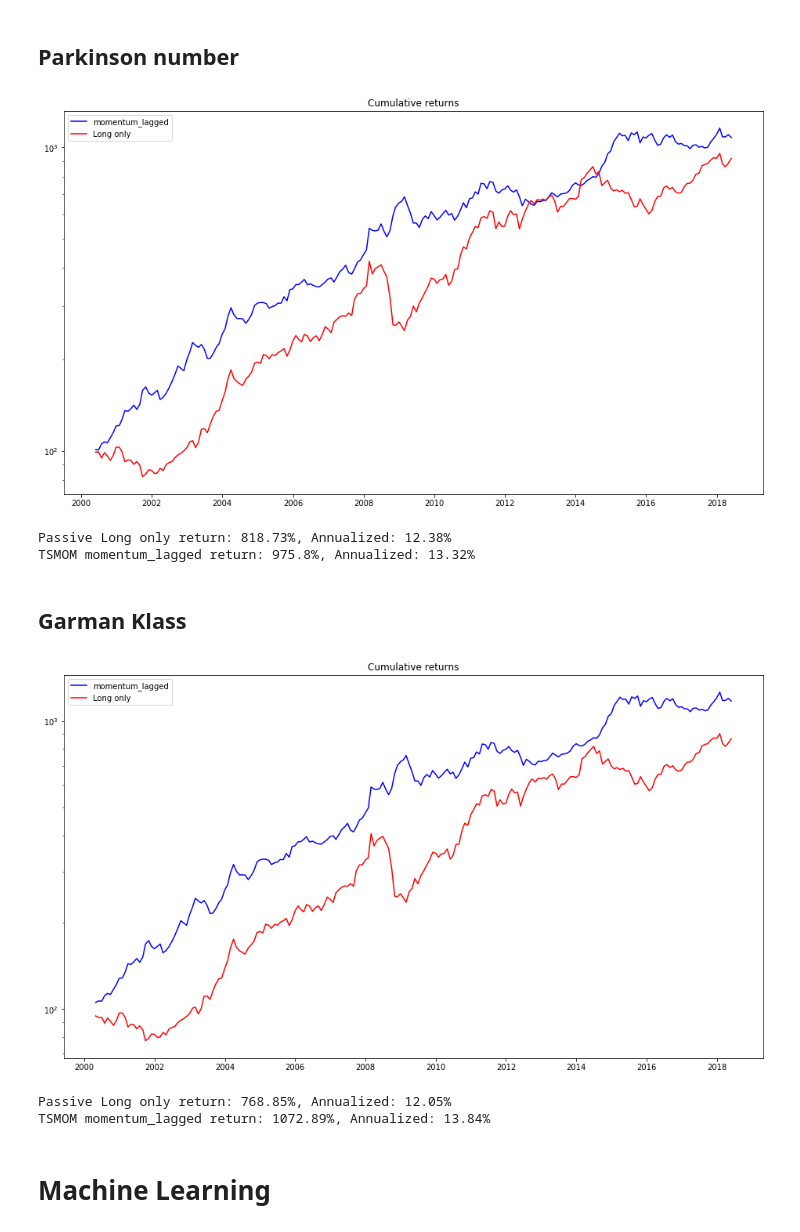
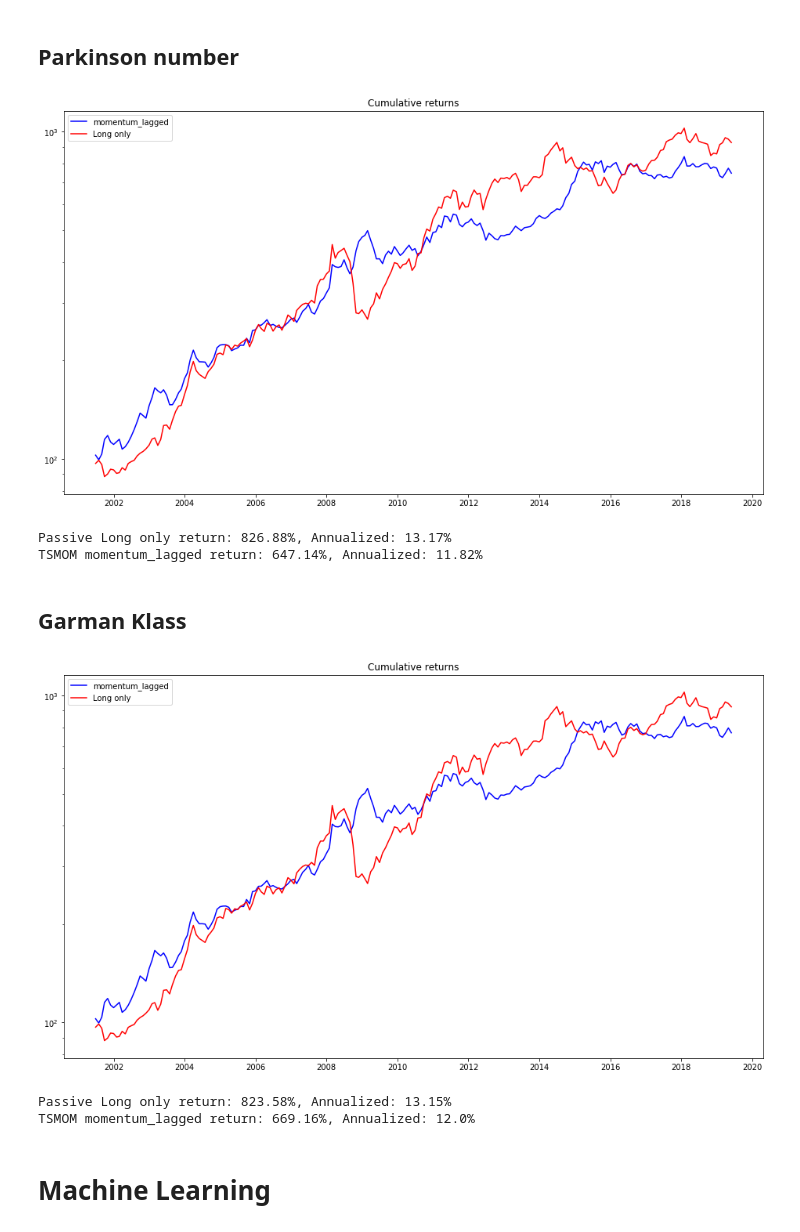
Before and after one commit to turing-usp/Momentum, a Jupyter notebook: TSMOM_Leme.ipynb, the cells around one changed output. Drawn from its saved outputs; the diff is of its cells as text; code cells hidden in the pictures.

```diff
--- a/TSMOM_Leme.ipynb
+++ b/TSMOM_Leme.ipynb
@@ -561,19 +512,19 @@ TSMOM momentum_lagged return: 631.22%, Annualized: 11.04%
 # %% [markdown]
 ## Parkinson number
 # %%
-backtesting(close_df, pv_monthly, start_date= 11, years=19, risk=0.4, method="momentum_lagged", plot=True);
+backtesting(close_df, pv_monthly, start_date= 24, years=18, risk=0.4, method="momentum_lagged", plot=True);
 # %% [output]
-[figure, old version]
+[figure, new version]
-Passive Long only return: 818.73%, Annualized: 12.38%
-TSMOM momentum_lagged return: 975.8%, Annualized: 13.32%
+Passive Long only return: 826.88%, Annualized: 13.17%
+TSMOM momentum_lagged return: 647.14%, Annualized: 11.82%
 # %% [markdown]
 ## Garman Klass
 # %%
-backtesting(close_df, gk_monthly, start_date= 10, years=19, risk=0.4, method="momentum_lagged", plot=True);
+r_gk,rp_gk = backtesting(close_df, gk_monthly, start_date= 24, years=18, risk=0.4, method="momentum_lagged", plot=True);
 # %% [output]
-[figure, old version]
+[figure, new version]
-Passive Long only return: 768.85%, Annualized: 12.05%
-TSMOM momentum_lagged return: 1072.89%, Annualized: 13.84%
+Passive Long only return: 823.58%, Annualized: 13.15%
+TSMOM momentum_lagged return: 669.16%, Annualized: 12.0%
 # %% [markdown]
 # Machine Learning
 # %% [markdown]
```
Also changed, not shown: parts of 16 cells of this notebook.
